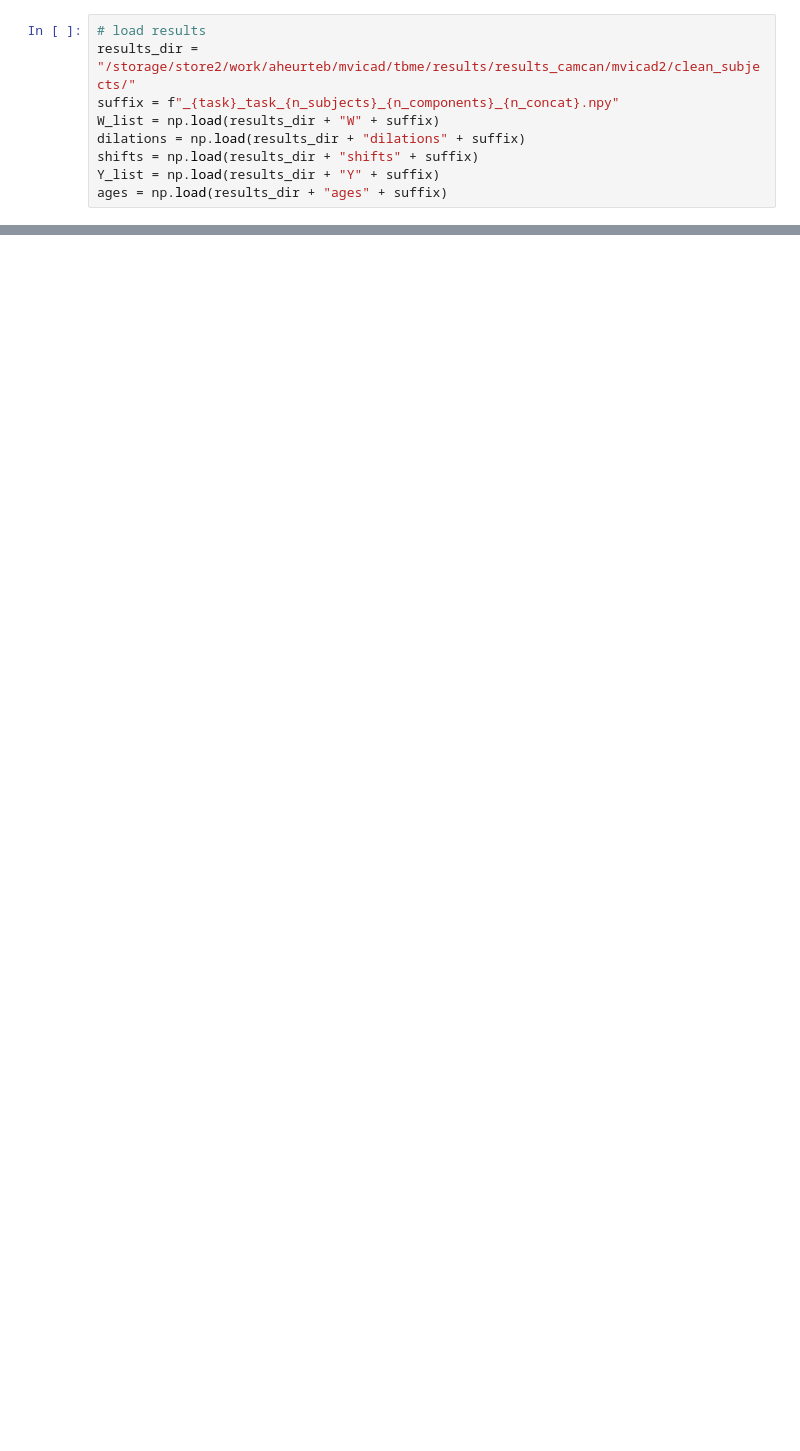
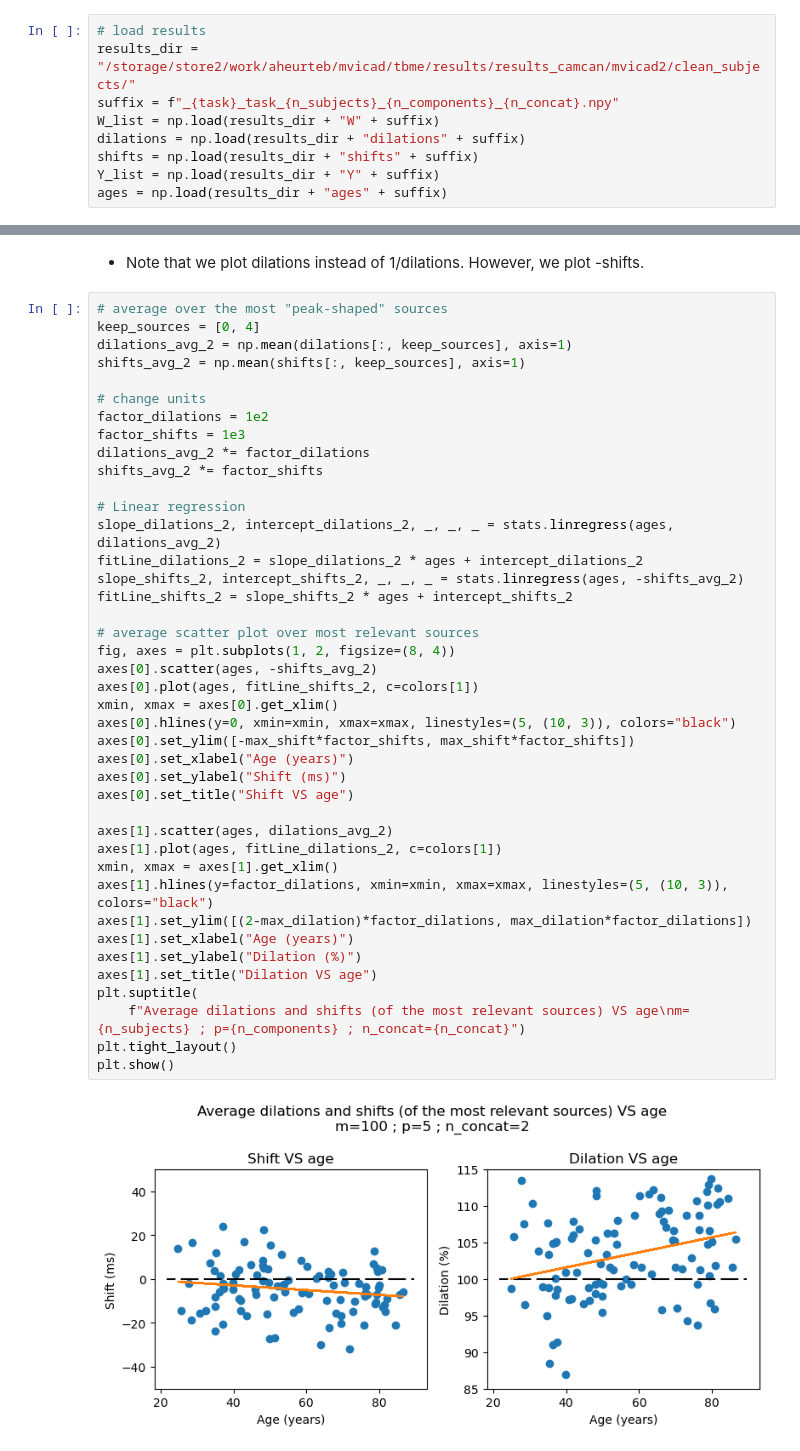
Before and after one commit to AmbroiseHeurtebise/internship_m2, a Jupyter notebook: tbme/plots/plots_camcan/plot_camcan.ipynb, the cells around one changed output, grey strips where cells are left out. Cells and saved outputs as stored; diff of their text form; blank space fills up the shorter version.

```diff
--- a/tbme/plots/plots_camcan/plot_camcan.ipynb
+++ b/tbme/plots/plots_camcan/plot_camcan.ipynb
@@ -143,0 +146,45 @@ plt.tight_layout()
+# %% [markdown]
+- Note that we plot dilations instead of 1/dilations. However, we plot -shifts.
+# %%
+# average over the most "peak-shaped" sources
+keep_sources = [0, 4]
+dilations_avg_2 = np.mean(dilations[:, keep_sources], axis=1)
+shifts_avg_2 = np.mean(shifts[:, keep_sources], axis=1)
+
+# change units
+factor_dilations = 1e2
+factor_shifts = 1e3
+dilations_avg_2 *= factor_dilations
+shifts_avg_2 *= factor_shifts
+
+# Linear regression
+slope_dilations_2, intercept_dilations_2, _, _, _ = stats.linregress(ages, dilations_avg_2)
+fitLine_dilations_2 = slope_dilations_2 * ages + intercept_dilations_2
+slope_shifts_2, intercept_shifts_2, _, _, _ = stats.linregress(ages, -shifts_avg_2)
+fitLine_shifts_2 = slope_shifts_2 * ages + intercept_shifts_2
+
+# average scatter plot over most relevant sources
+fig, axes = plt.subplots(1, 2, figsize=(8, 4))
+axes[0].scatter(ages, -shifts_avg_2)
+axes[0].plot(ages, fitLine_shifts_2, c=colors[1])
+xmin, xmax = axes[0].get_xlim()
+axes[0].hlines(y=0, xmin=xmin, xmax=xmax, linestyles=(5, (10, 3)), colors="black")
+axes[0].set_ylim([-max_shift*factor_shifts, max_shift*factor_shifts])
+axes[0].set_xlabel("Age (years)")
+axes[0].set_ylabel("Shift (ms)")
+axes[0].set_title("Shift VS age")
+
+axes[1].scatter(ages, dilations_avg_2)
+axes[1].plot(ages, fitLine_dilations_2, c=colors[1])
+xmin, xmax = axes[1].get_xlim()
+axes[1].hlines(y=factor_dilations, xmin=xmin, xmax=xmax, linestyles=(5, (10, 3)), colors="black")
+axes[1].set_ylim([(2-max_dilation)*factor_dilations, max_dilation*factor_dilations])
+axes[1].set_xlabel("Age (years)")
+axes[1].set_ylabel("Dilation (%)")
+axes[1].set_title("Dilation VS age")
+plt.suptitle(
+    f"Average dilations and shifts (of the most relevant sources) VS age\nm={n_subjects} ; p={n_components} ; n_concat={n_concat}")
+plt.tight_layout()
+plt.show()
+# %% [output]
+[figure, added]
```
Also changed, not shown: parts of 7 cells of this notebook.
